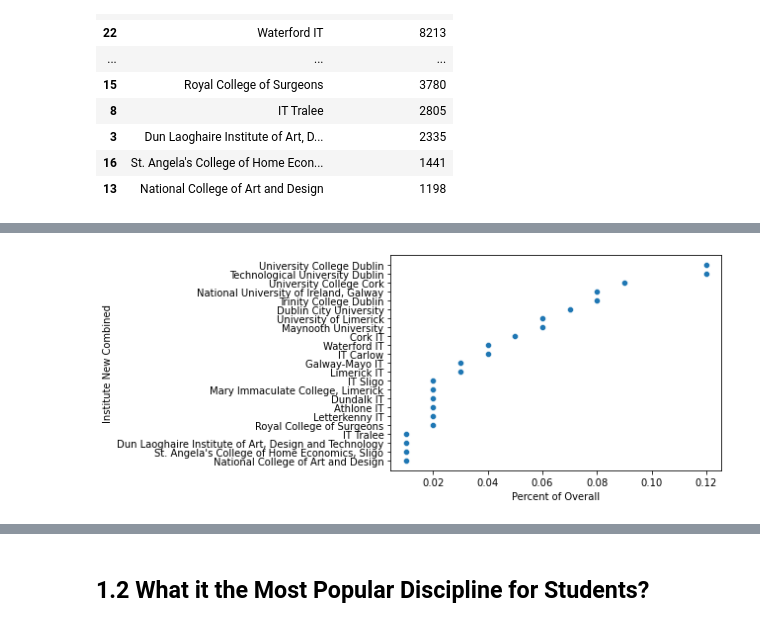
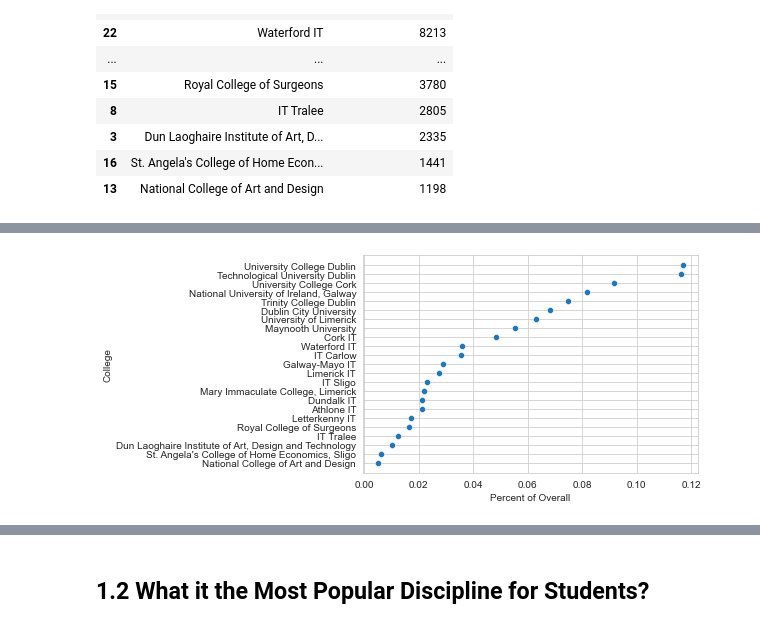
Before and after one commit to rhayeswaterford/UCDProject, a Jupyter notebook: Richard Hayes UCD Project.ipynb, the cells around one changed output, grey strips where cells are left out. Saved outputs shown, nothing was run; the diff lists cells and outputs as text; code cells hidden in the pictures.

Commit message:
Section 1 with added graphics and tidy up

```diff
--- a/Richard Hayes UCD Project.ipynb
+++ b/Richard Hayes UCD Project.ipynb
@@ -73,4 +73,9 @@ student_population_colleges
 | 3 | Dun Laoghaire Institute of Art, D... | 2335 |
 | 16 | St. Angela's College of Home Econ... | 1441 |
 | 13 | National College of Art and Design | 1198 |
+# %%
+# This needs to be tidied up to remove the index column and change column names
+student_population_colleges ["Rank"] = (np.arange(len (student_population_colleges)))+1
+student_population_colleges=student_population_colleges.set_index ("Rank")
+student_population_colleges=student_population_colleges.rename (columns={"Institute New Combined":"College"})
 # %%
@@ -84,4 +110,4 @@ sns.barplot(data=student_population_colleges, y="Institute New Combined", x="Num
 # %%
 student_population_colleges ["Percent of Overall"] = student_population_colleges ["Number of Students"]/student_population_colleges ["Number of Students"].sum()
 # %%
-student_population_colleges=student_population_colleges.round(decimals=2)
+student_population_colleges=student_population_colleges.round(decimals=4)
@@ -88,6 +137,6 @@ student_population_colleges=student_population_colleges.round(decimals=2)
 # %%
-sns.scatterplot(data=student_population_colleges, y="Institute New Combined", x="Percent of Overall");
+sns.scatterplot(data=student_population_colleges, y="College", x="Percent of Overall");
 # %% [output]
-[figure, old version]
+[figure, new version]
 # %%
 # Graphic could be more interesting
```
Also changed, not shown: parts of 13 cells of this notebook.
